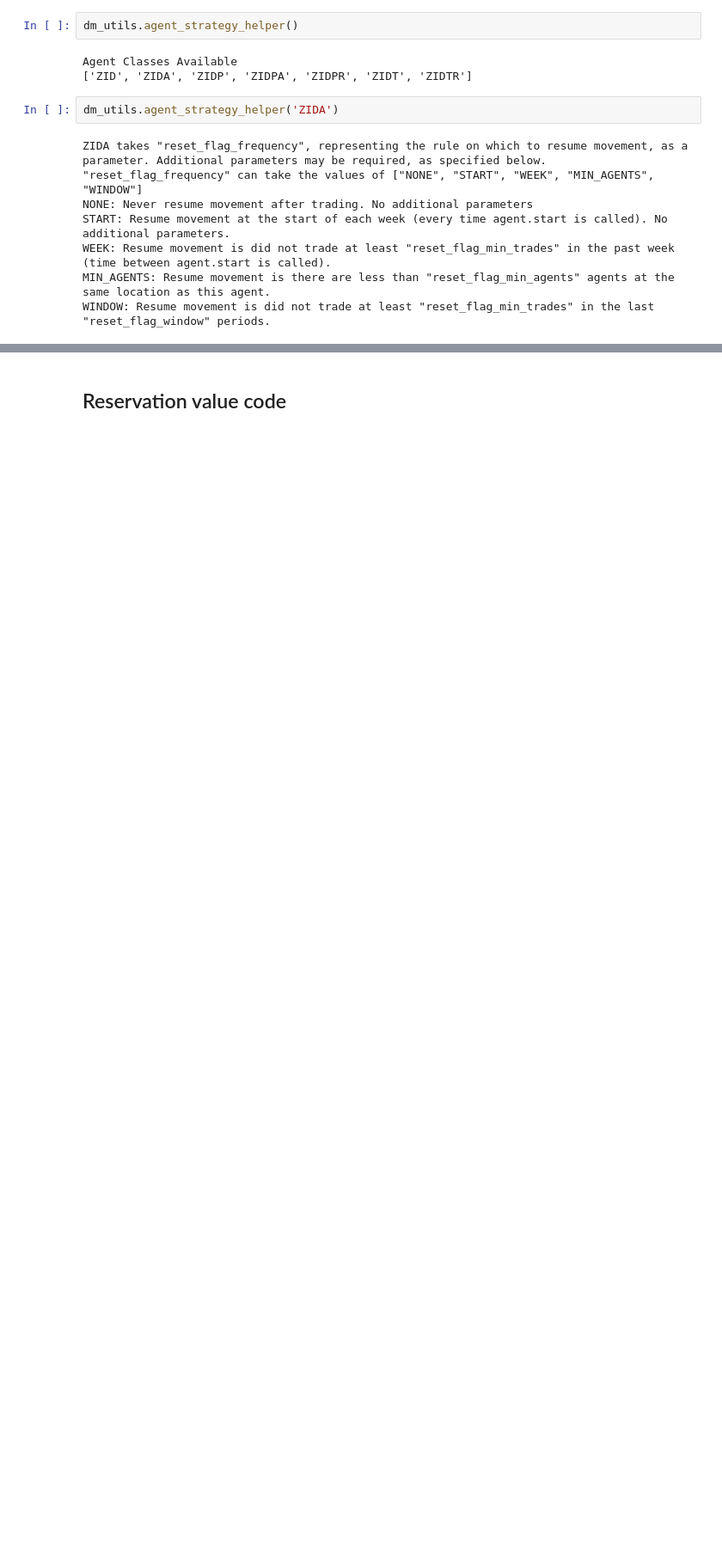
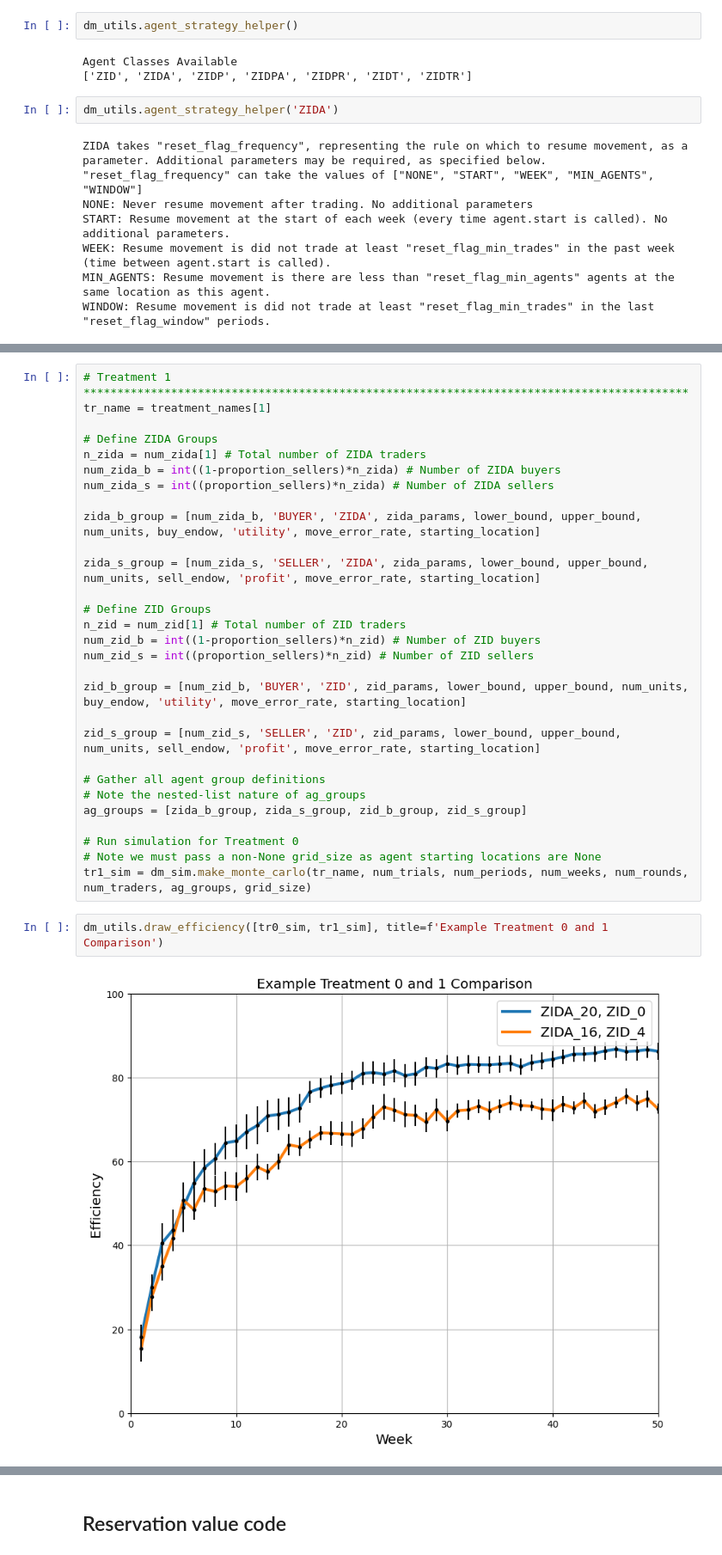
Before and after one commit to Kmccabe/dm_markets, a Jupyter notebook: modules_vCOVID/notebooks/dm_users_guide.ipynb, the cells around one changed output, grey strips where cells are left out. Shown at 86% size. Drawn from its saved outputs; the diff is of its cells as text; blank space fills up the shorter version.

```diff
--- a/modules_vCOVID/notebooks/dm_users_guide.ipynb
+++ b/modules_vCOVID/notebooks/dm_users_guide.ipynb
@@ -378 +354,34 @@ plt.show()
+# %%
+# Treatment 1 ******************************************************************************************
+tr_name = treatment_names[1]
+
+# Define ZIDA Groups
+n_zida = num_zida[1] # Total number of ZIDA traders
+num_zida_b = int((1-proportion_sellers)*n_zida) # Number of ZIDA buyers
+num_zida_s = int((proportion_sellers)*n_zida) # Number of ZIDA sellers
+
+zida_b_group = [num_zida_b, 'BUYER', 'ZIDA', zida_params, lower_bound, upper_bound, num_units, buy_endow, 'utility', move_error_rate, starting_location]
+
+zida_s_group = [num_zida_s, 'SELLER', 'ZIDA', zida_params, lower_bound, upper_bound, num_units, sell_endow, 'profit', move_error_rate, starting_location]
+
+# Define ZID Groups
+n_zid = num_zid[1] # Total number of ZID traders
+num_zid_b = int((1-proportion_sellers)*n_zid) # Number of ZID buyers
+num_zid_s = int((proportion_sellers)*n_zid) # Number of ZID sellers
+
+zid_b_group = [num_zid_b, 'BUYER', 'ZID', zid_params, lower_bound, upper_bound, num_units, buy_endow, 'utility', move_error_rate, starting_location]
+
+zid_s_group = [num_zid_s, 'SELLER', 'ZID', zid_params, lower_bound, upper_bound, num_units, sell_endow, 'profit', move_error_rate, starting_location]
+
+# Gather all agent group definitions
+# Note the nested-list nature of ag_groups
+ag_groups = [zida_b_group, zida_s_group, zid_b_group, zid_s_group]
+
+# Run simulation for Treatment 0
+# Note we must pass a non-None grid_size as agent starting locations are None
+tr1_sim = dm_sim.make_monte_carlo(tr_name, num_trials, num_periods, num_weeks, num_rounds, num_traders, ag_groups, grid_size)
+# %%
+dm_utils.draw_efficiency([tr0_sim, tr1_sim], title=f'Example Treatment 0 and 1 Comparison')
+# %% [output]
+[figure, added]
 # %% [markdown]
```
Also changed, not shown: parts of 22 cells of this notebook, 2 other files.
